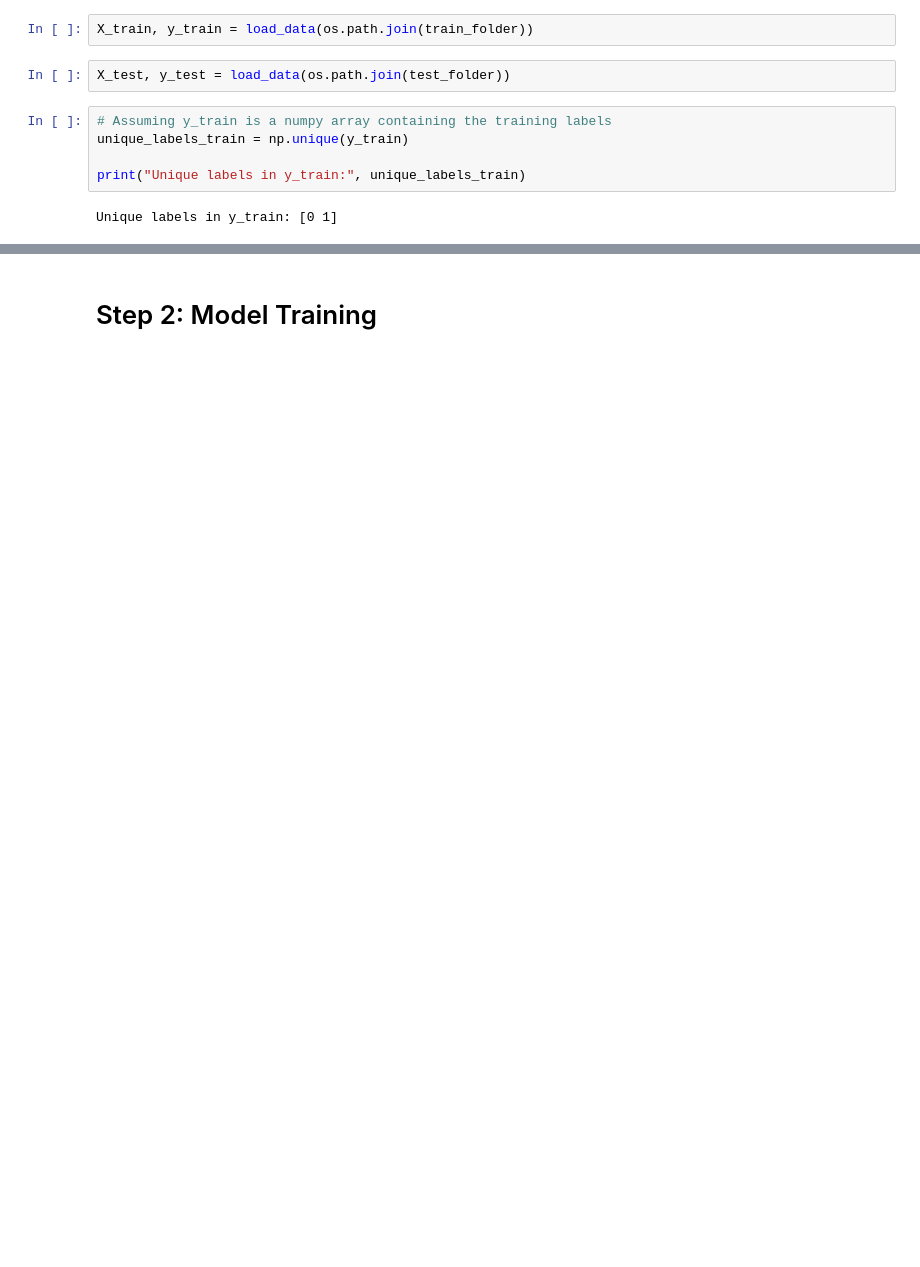
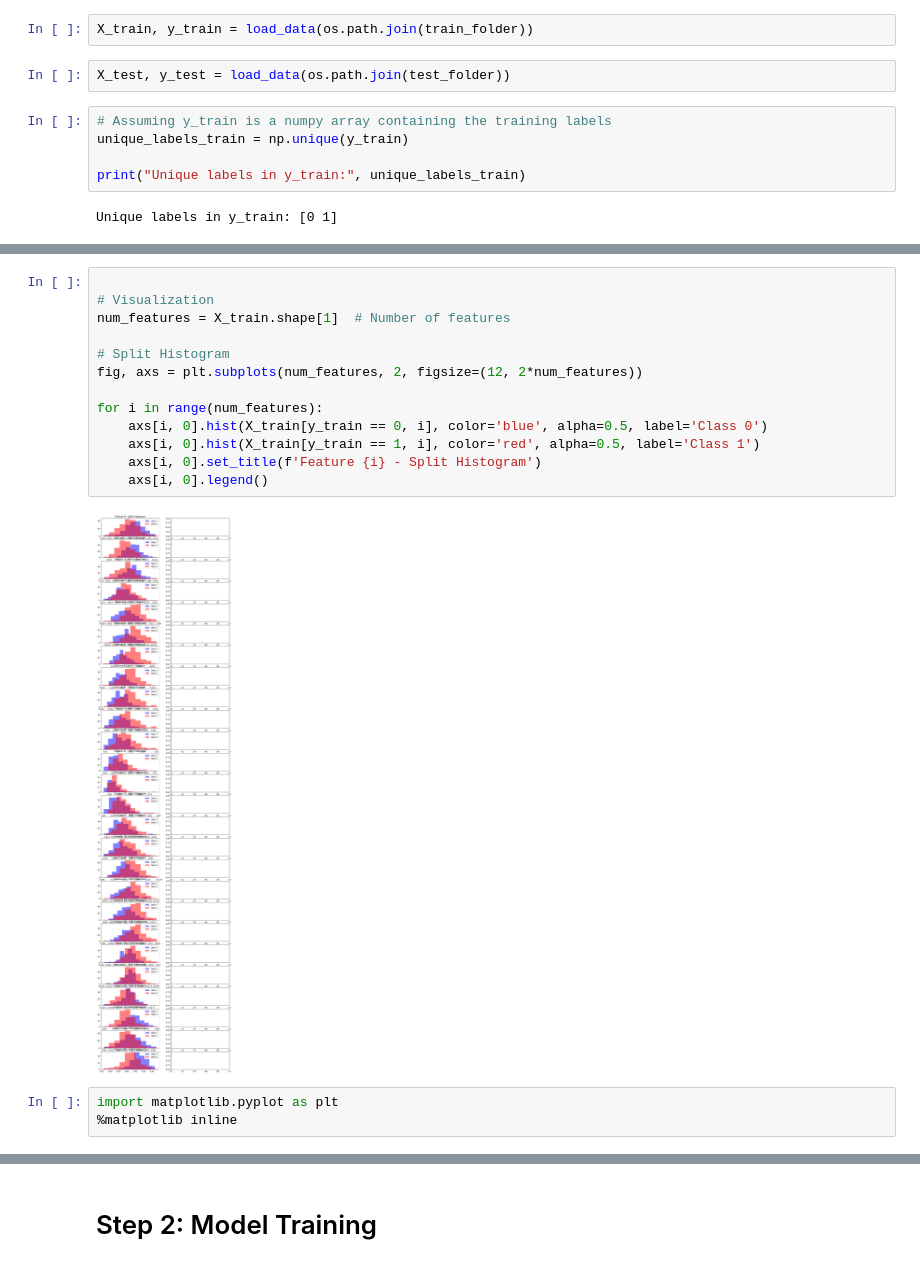
Before and after one commit to utkarshminds/benign_malignant, a Jupyter notebook: benign_malignant(with_LBP_feature).ipynb, the cells around one changed output, grey strips where cells are left out. Saved outputs shown, nothing was run; the diff lists cells and outputs as text; blank space fills up the shorter version.

```diff
--- a/benign_malignant(with_LBP_feature).ipynb
+++ b/benign_malignant(with_LBP_feature).ipynb
@@ -102,0 +184,18 @@ Unique labels in y_train: [0 1]
+# %%
+
+# Visualization
+num_features = X_train.shape[1]  # Number of features
+
+# Split Histogram
+fig, axs = plt.subplots(num_features, 2, figsize=(12, 2*num_features))
+
+for i in range(num_features):
+    axs[i, 0].hist(X_train[y_train == 0, i], color='blue', alpha=0.5, label='Class 0')
+    axs[i, 0].hist(X_train[y_train == 1, i], color='red', alpha=0.5, label='Class 1')
+    axs[i, 0].set_title(f'Feature {i} - Split Histogram')
+    axs[i, 0].legend()
+# %% [output]
+[figure, added]
+# %%
+import matplotlib.pyplot as plt
+%matplotlib inline
```
Also changed, not shown: parts of 110 cells of this notebook.
